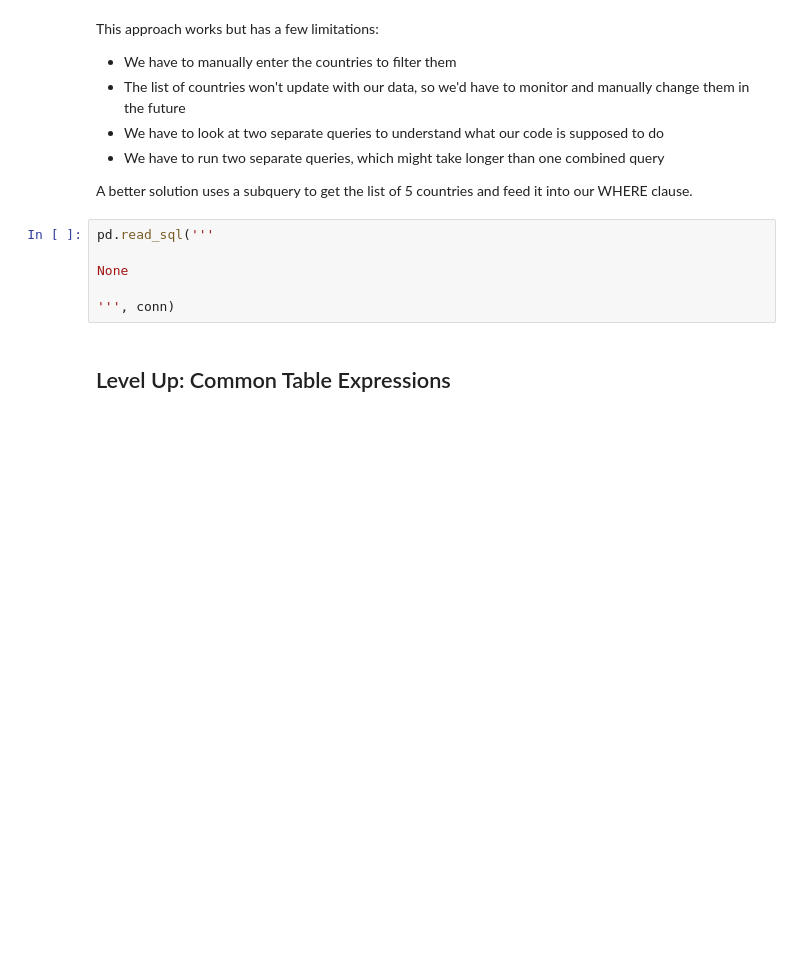
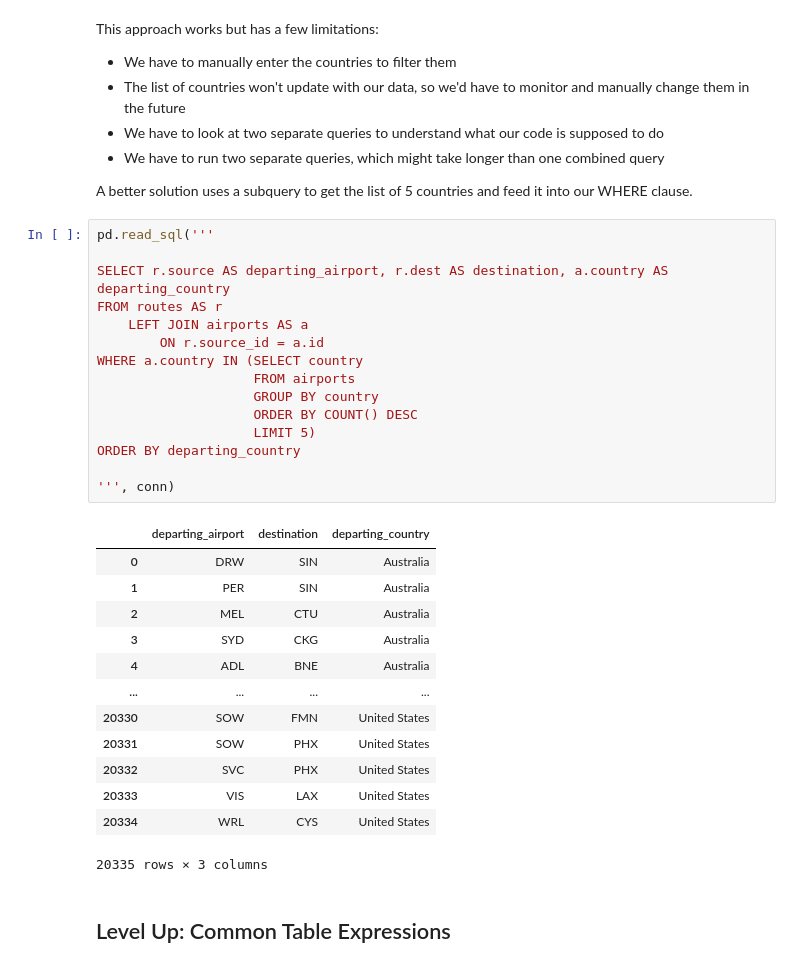
Before and after one commit to rbdaly16/NATL-DS-Live-062623, a Jupyter notebook: Phase2/Lectures/03_SQL_Subqueries.ipynb, the cells around one changed output. Saved outputs shown, nothing was run; the diff lists cells and outputs as text; blank space fills up the shorter version.

```diff
--- a/Phase2/Lectures/03_SQL_Subqueries.ipynb
+++ b/Phase2/Lectures/03_SQL_Subqueries.ipynb
@@ -98,12 +156,35 @@ This approach works but has a few limitations:
 - We have to run two separate queries, which might take longer than one combined query
 
 A better solution uses a subquery to get the list of 5 countries and feed it into our WHERE clause.
-# %%
-pd.read_sql('''
-
-None
-
-''', conn)
+# %%
+pd.read_sql('''
+
+SELECT r.source AS departing_airport, r.dest AS destination, a.country AS departing_country
+FROM routes AS r
+    LEFT JOIN airports AS a
+        ON r.source_id = a.id
+WHERE a.country IN (SELECT country
+                    FROM airports
+                    GROUP BY country
+                    ORDER BY COUNT() DESC
+                    LIMIT 5)
+ORDER BY departing_country
+
+''', conn)
+# %% [output]
+|  | departing_airport | destination | departing_country |
+| 0 | DRW | SIN | Australia |
+| 1 | PER | SIN | Australia |
+| 2 | MEL | CTU | Australia |
+| 3 | SYD | CKG | Australia |
+| 4 | ADL | BNE | Australia |
+| ... | ... | ... | ... |
+| 20330 | SOW | FMN | United States |
+| 20331 | SOW | PHX | United States |
+| 20332 | SVC | PHX | United States |
+| 20333 | VIS | LAX | United States |
+| 20334 | WRL | CYS | United States |
+20335 rows × 3 columns
 # %% [markdown]
 ## Level Up: Common Table Expressions
 # %% [markdown]
```
Also changed, not shown: parts of 15 cells of this notebook, 3 other files.
